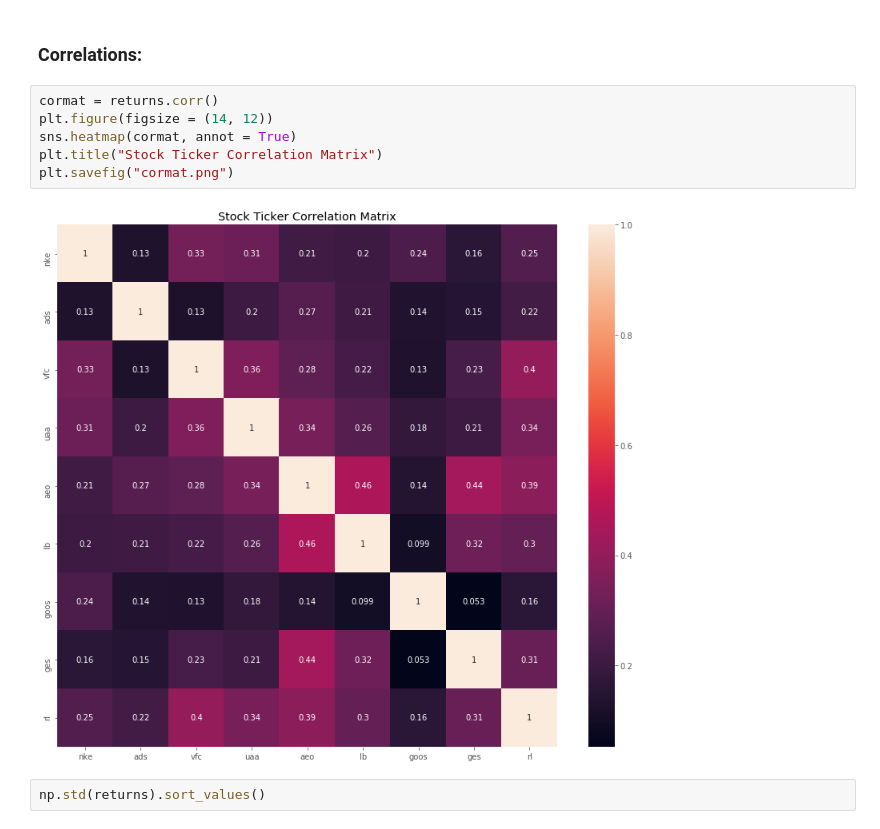
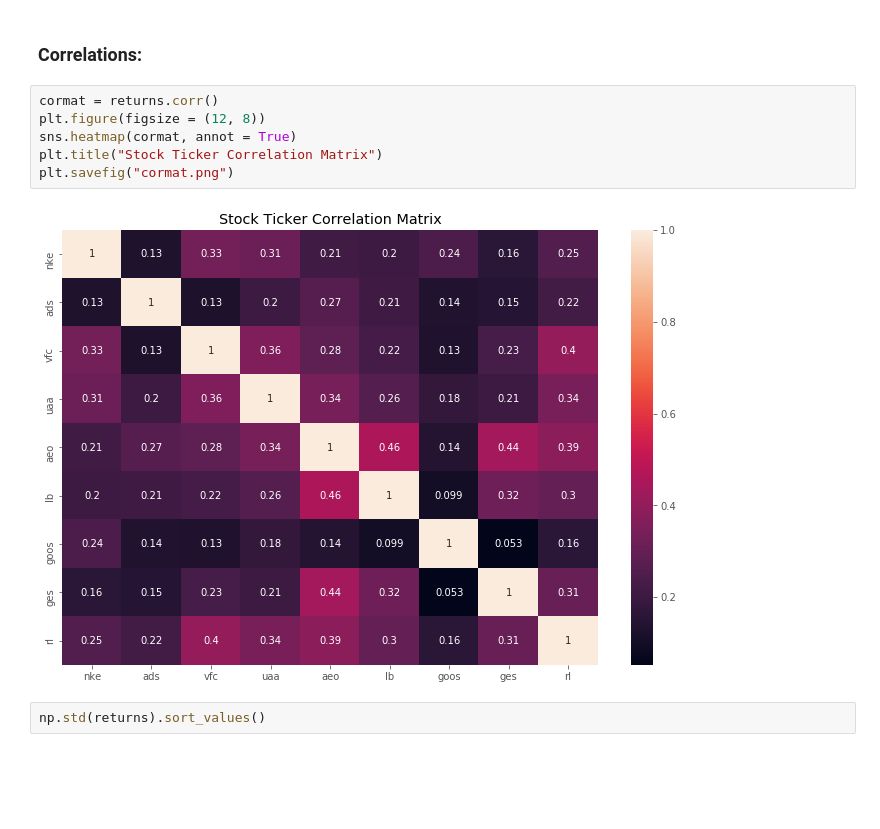
Before and after one commit to crocker456/stocks-, a Jupyter notebook: PortfolioCumulativeReturnForecasts.ipynb, the cells around one changed output. Saved outputs shown, nothing was run; the diff lists cells and outputs as text; blank space fills up the shorter version.

```diff
--- a/PortfolioCumulativeReturnForecasts.ipynb
+++ b/PortfolioCumulativeReturnForecasts.ipynb
@@ -68,12 +68,12 @@ plt.show()
 ### Correlations:
 # %%
 cormat = returns.corr()
-plt.figure(figsize = (14, 12))
+plt.figure(figsize = (12, 8))
 sns.heatmap(cormat, annot = True)
 plt.title("Stock Ticker Correlation Matrix")
 plt.savefig("cormat.png")
 # %% [output]
-[figure, old version]
+[figure, new version]
 # %%
 np.std(returns).sort_values()
 # %% [output]
```
Also changed, not shown: parts of 3 cells of this notebook, 6 other files.
